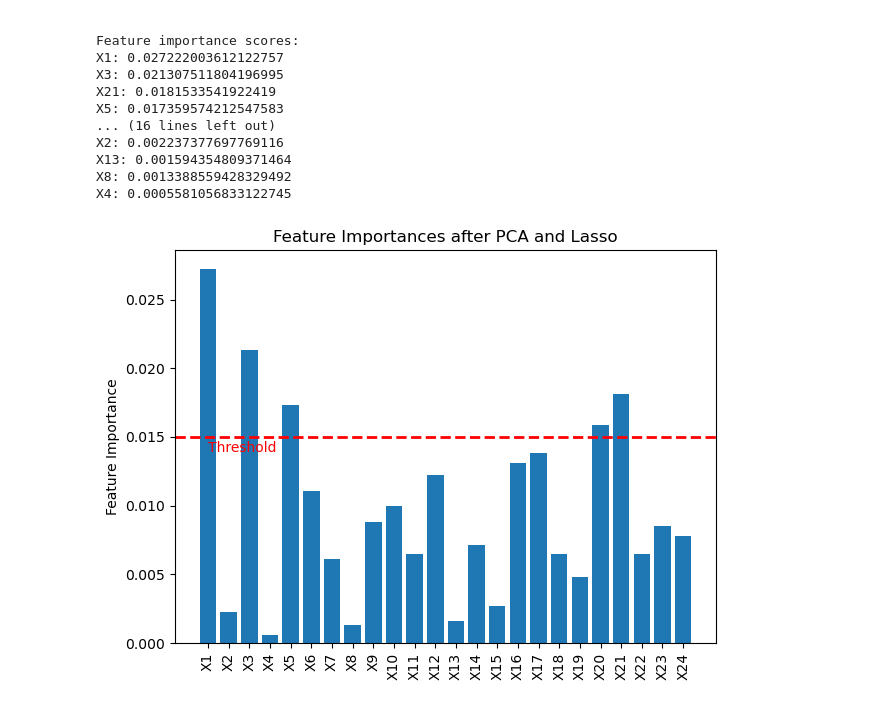
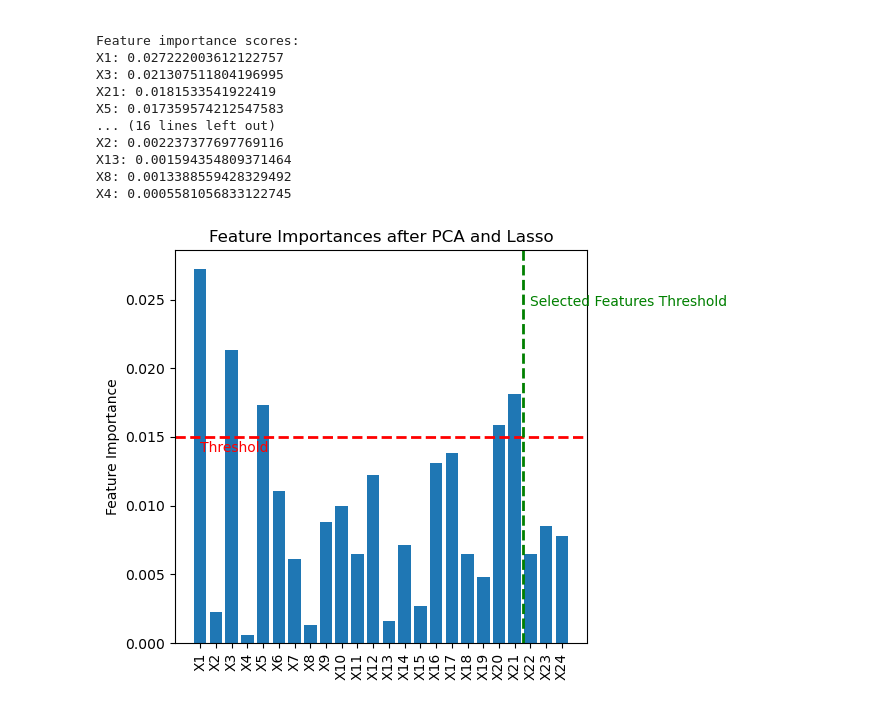
Before and after one commit to Binwen6/CCC, a Jupyter notebook: Code/Q1_PCA_Lasso.ipynb, the cells around one changed output. Cells and saved outputs as stored; diff of their text form; code cells hidden in the pictures.

```diff
--- a/Code/Q1_PCA_Lasso.ipynb
+++ b/Code/Q1_PCA_Lasso.ipynb
@@ -94,32 +94,32 @@ X4: 0.0005581056833122745
 # %%
 import matplotlib.pyplot as plt
 
 # 假设你已经有了一个固定的阈值分数
 fixed_threshold = 0.015  # 你可以设置这个值为你想要的任何分数
 
 # ... (之前的代码保持不变)
 
 # 绘制条形图
 indices = np.arange(len(original_feature_importance))
 plt.bar(indices, original_feature_importance, align='center')
 
 # 添加特征名称和重要性分数
 plt.xticks(indices, X.columns, rotation='vertical')
 plt.ylabel('Feature Importance')
 plt.title('Feature Importances after PCA and Lasso')
 
 # 显示水平线表示固定的阈值
 plt.axhline(y=fixed_threshold, color='r', linestyle='--', linewidth=2)
 plt.text(0, fixed_threshold - 0.01 * max(original_feature_importance), 'Threshold', color='red', va='top')
 
-# # 如果你还想要显示选择的特征的边界（基于百分比的阈值）
-# selected_index = np.where(original_selected_features)[0][-1]
-# plt.axvline(x=selected_index + 0.5, color='g', linestyle='--', linewidth=2)
-# plt.text(selected_index + 1, max(original_feature_importance) * 0.9, 'Selected Features Threshold', color='green')
+# 如果你还想要显示选择的特征的边界（基于百分比的阈值）
+selected_index = np.where(original_selected_features)[0][-1]
+plt.axvline(x=selected_index + 0.5, color='g', linestyle='--', linewidth=2)
+plt.text(selected_index + 1, max(original_feature_importance) * 0.9, 'Selected Features Threshold', color='green')
 
 plt.savefig('../Data/Q1_feature_importance.png')
 # 展示图形
 plt.tight_layout()
 plt.show()
 # %% [output]
-[figure, old version]
+[figure, new version]
```
Also changed, not shown: 1 other file.
